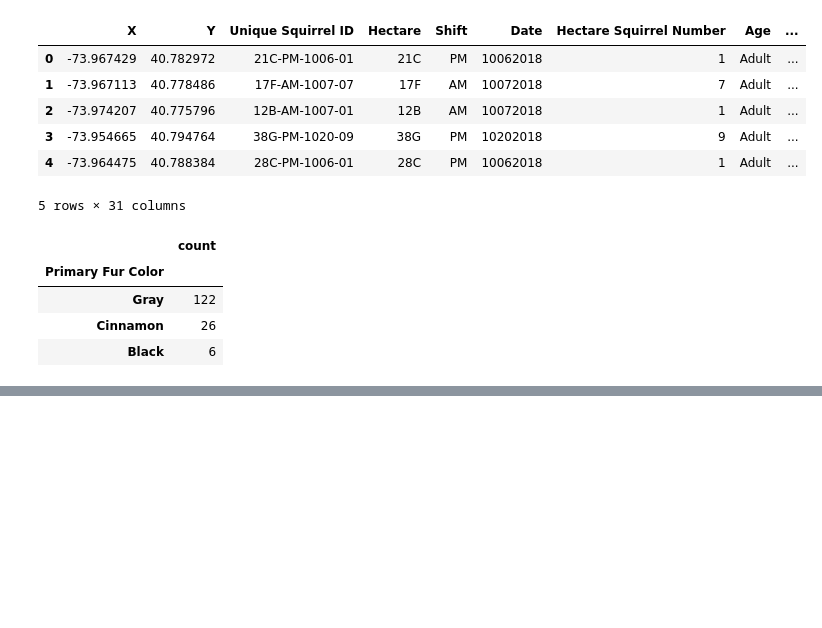
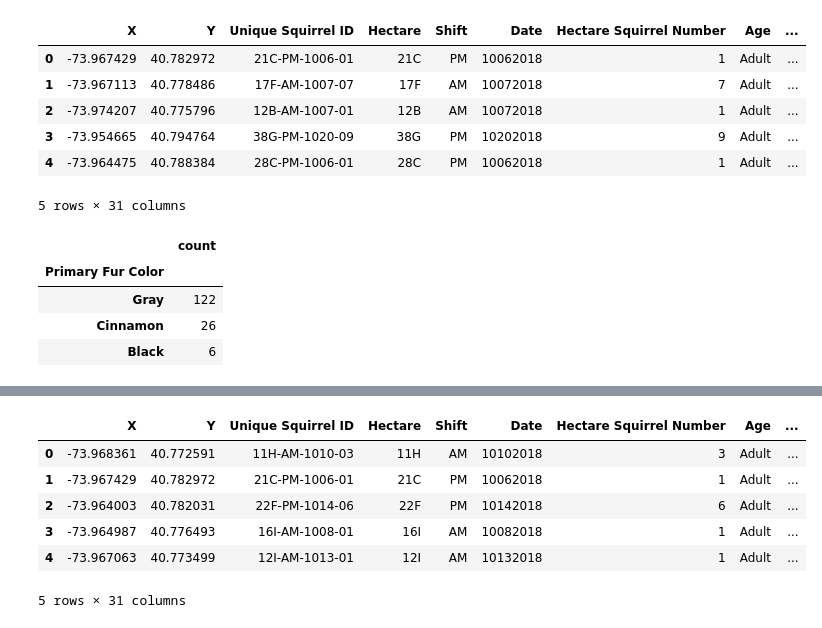
Before and after one commit to brown016340/Project-1, a Jupyter notebook: SquirrelBehaviorGraphs.ipynb, the cells around one changed output, grey strips where cells are left out. Drawn from its saved outputs; the diff is of its cells as text; code cells hidden in the pictures; blank space fills up the shorter version.

```diff
--- a/SquirrelBehaviorGraphs.ipynb
+++ b/SquirrelBehaviorGraphs.ipynb
@@ -145,0 +178,17 @@ plt.show()
+# %%
+# Narrow down DF to rows where a given behavior is True
+# In this case, lets narrow it to where Tail Twitches is True
+twitches = squirrel_df[squirrel_df["Tail twitches"] == True]
+
+# Reset Index
+twitches = twitches.reset_index(drop=True)
+
+twitches.head()
+# %% [output]
+|  | X | Y | Unique Squirrel ID | Hectare | Shift | Date | Hectare Squirrel Number | Age | ... |
+| 0 | -73.968361 | 40.772591 | 11H-AM-1010-03 | 11H | AM | 10102018 | 3 | Adult | ... |
+| 1 | -73.967429 | 40.782972 | 21C-PM-1006-01 | 21C | PM | 10062018 | 1 | Adult | ... |
+| 2 | -73.964003 | 40.782031 | 22F-PM-1014-06 | 22F | PM | 10142018 | 6 | Adult | ... |
+| 3 | -73.964987 | 40.776493 | 16I-AM-1008-01 | 16I | AM | 10082018 | 1 | Adult | ... |
+| 4 | -73.967063 | 40.773499 | 12I-AM-1013-01 | 12I | AM | 10132018 | 1 | Adult | ... |
+5 rows × 31 columns
```
Also changed, not shown: parts of 9 cells of this notebook.
